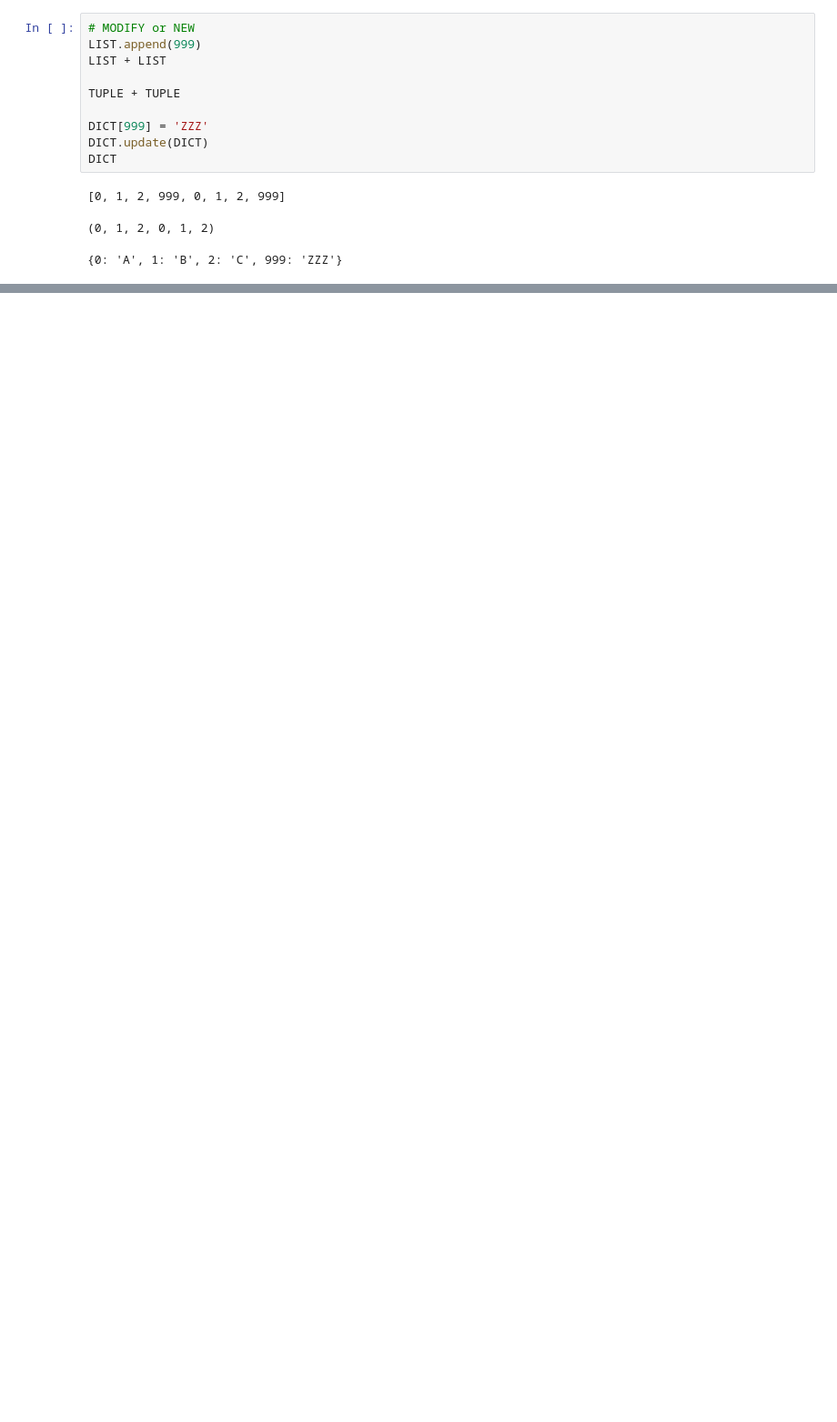
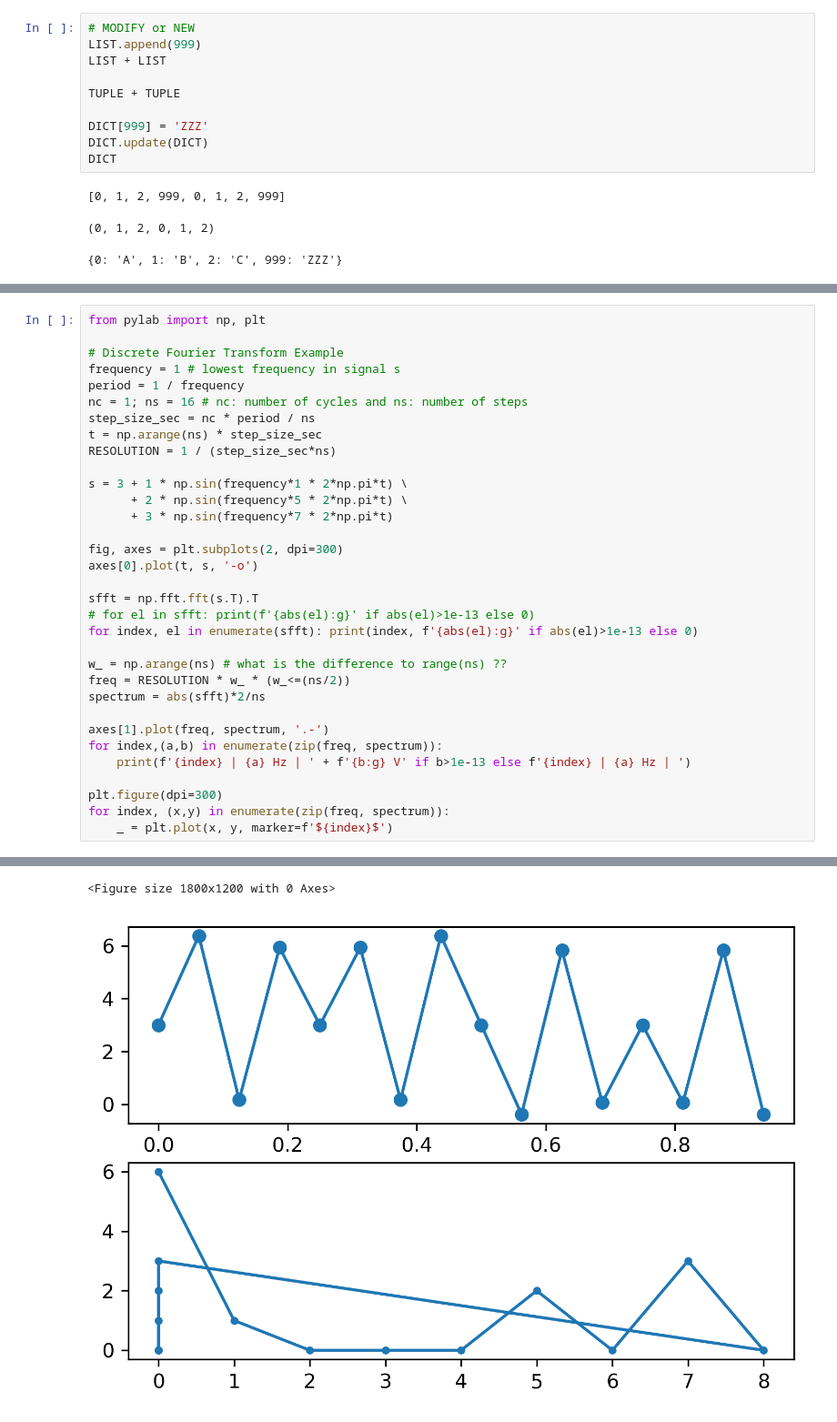
Before and after one commit to horychen/ee275, a Jupyter notebook: python_tutorial_cjh.ipynb, the cells around one changed output, grey strips where cells are left out. Shown at 91% size. Saved outputs shown, nothing was run; the diff lists cells and outputs as text; blank space fills up the shorter version.

```diff
--- a/python_tutorial_cjh.ipynb
+++ b/python_tutorial_cjh.ipynb
@@ -189,0 +261,34 @@ array([0. , 0.1, 0.2, 0.3, 0.4, 0.5, 0.6, 0.7, 0.8, 0.9])
+# %%
+from pylab import np, plt
+
+# Discrete Fourier Transform Example
+frequency = 1 # lowest frequency in signal s
+period = 1 / frequency
+nc = 1; ns = 16 # nc: number of cycles and ns: number of steps
+step_size_sec = nc * period / ns
+t = np.arange(ns) * step_size_sec
+RESOLUTION = 1 / (step_size_sec*ns)
+
+s = 3 + 1 * np.sin(frequency*1 * 2*np.pi*t) \
+      + 2 * np.sin(frequency*5 * 2*np.pi*t) \
+      + 3 * np.sin(frequency*7 * 2*np.pi*t)
+
+fig, axes = plt.subplots(2, dpi=300)
+axes[0].plot(t, s, '-o')
+
+sfft = np.fft.fft(s.T).T
+# for el in sfft: print(f'{abs(el):g}' if abs(el)>1e-13 else 0)
+for index, el in enumerate(sfft): print(index, f'{abs(el):g}' if abs(el)>1e-13 else 0)
+
+w_ = np.arange(ns) # what is the difference to range(ns) ??
+freq = RESOLUTION * w_ * (w_<=(ns/2))
+spectrum = abs(sfft)*2/ns
+
+axes[1].plot(freq, spectrum, '.-')
+for index,(a,b) in enumerate(zip(freq, spectrum)):
+    print(f'{index} | {a} Hz | ' + f'{b:g} V' if b>1e-13 else f'{index} | {a} Hz | ')
+
+plt.figure(dpi=300)
+for index, (x,y) in enumerate(zip(freq, spectrum)):
+    _ = plt.plot(x, y, marker=f'${index}$')
+# %% [output]
@@ -189,0 +329,2 @@ array([0. , 0.1, 0.2, 0.3, 0.4, 0.5, 0.6, 0.7, 0.8, 0.9])
+<Figure size 1800x1200 with 0 Axes>
+[figure, added]
```
Also changed, not shown: parts of 17 cells of this notebook, 1 other file.
